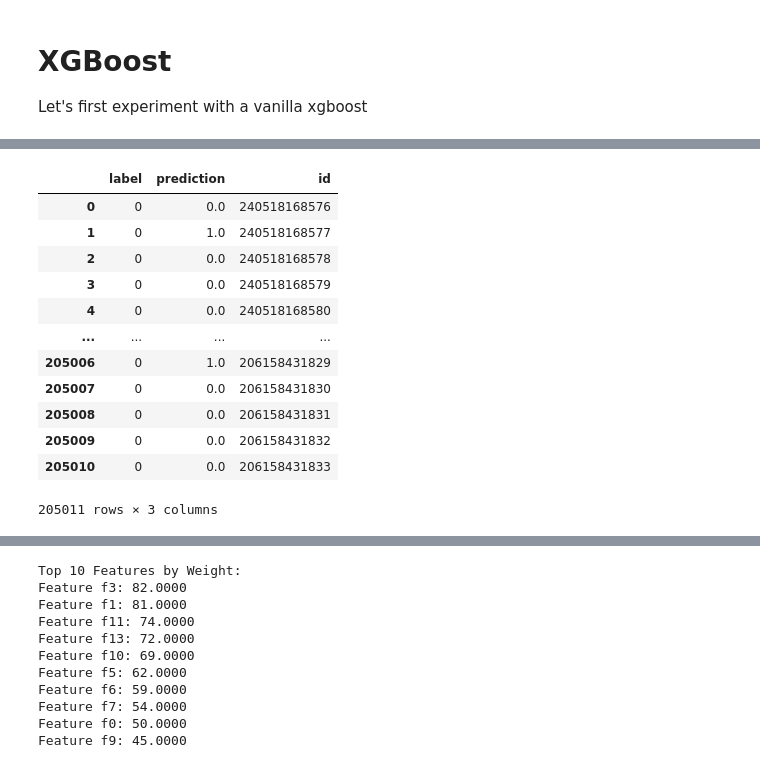
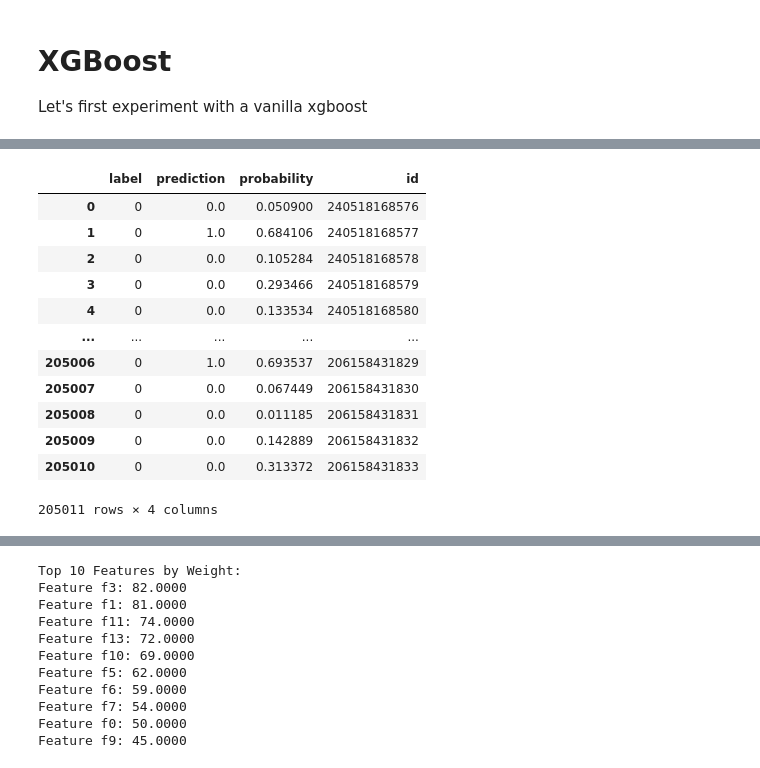
Before and after one commit to matheusfvesco/fraud-detection-neurips, a Jupyter notebook: notebooks/1.0-mfv-model-training.ipynb, the cells around one changed output, grey strips where cells are left out. Saved outputs shown, nothing was run; the diff lists cells and outputs as text; code cells hidden in the pictures.

```diff
--- a/notebooks/1.0-mfv-model-training.ipynb
+++ b/notebooks/1.0-mfv-model-training.ipynb
@@ -406,5 +388,15 @@ Test F1 Score: 0.8841
  'f1': 0.8841424063706734}
 # %%
-results_pdf = predictions.select(["label", "prediction", "id"]).toPandas()
+from pyspark.sql.functions import udf
+from pyspark.sql.types import FloatType
+
+extract_first_prob = udf(lambda v: float(v[0]), FloatType())
+
+# separate prob column
+predictions = predictions.withColumn(
+    "prob_class_0", extract_first_prob("probability")
+).withColumn("prob_class_1", 1 - col("prob_class_0"))
+
+results_pdf = predictions.select(["label", "prediction", col("prob_class_1").alias("probability"), "id"]).toPandas()
 results_pdf
 # %% [output]
@@ -412,13 +404,13 @@ results_pdf
-|  | label | prediction | id |
-| 0 | 0 | 0.0 | 240518168576 |
-| 1 | 0 | 1.0 | 240518168577 |
-| 2 | 0 | 0.0 | 240518168578 |
-| 3 | 0 | 0.0 | 240518168579 |
-| 4 | 0 | 0.0 | 240518168580 |
-| ... | ... | ... | ... |
-| 205006 | 0 | 1.0 | 206158431829 |
-| 205007 | 0 | 0.0 | 206158431830 |
-| 205008 | 0 | 0.0 | 206158431831 |
-| 205009 | 0 | 0.0 | 206158431832 |
-| 205010 | 0 | 0.0 | 206158431833 |
+|  | label | prediction | probability | id |
+| 0 | 0 | 0.0 | 0.050900 | 240518168576 |
+| 1 | 0 | 1.0 | 0.684106 | 240518168577 |
+| 2 | 0 | 0.0 | 0.105284 | 240518168578 |
+| 3 | 0 | 0.0 | 0.293466 | 240518168579 |
+| 4 | 0 | 0.0 | 0.133534 | 240518168580 |
+| ... | ... | ... | ... | ... |
+| 205006 | 0 | 1.0 | 0.693537 | 206158431829 |
+| 205007 | 0 | 0.0 | 0.067449 | 206158431830 |
+| 205008 | 0 | 0.0 | 0.011185 | 206158431831 |
+| 205009 | 0 | 0.0 | 0.142889 | 206158431832 |
+| 205010 | 0 | 0.0 | 0.313372 | 206158431833 |
-205011 rows × 3 columns
+205011 rows × 4 columns
```
Also changed, not shown: parts of 8 cells of this notebook, 1 other file.
